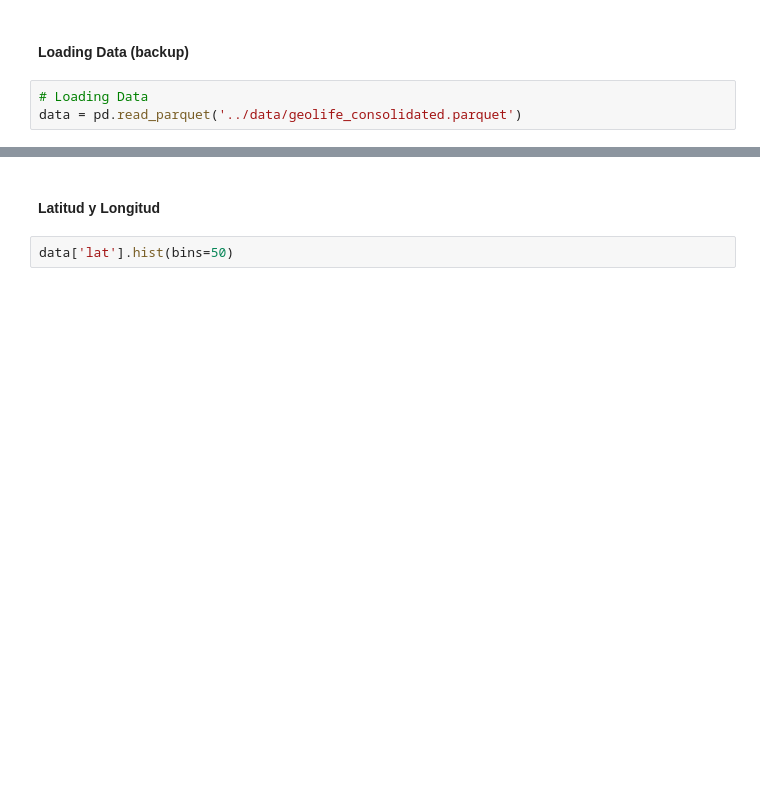
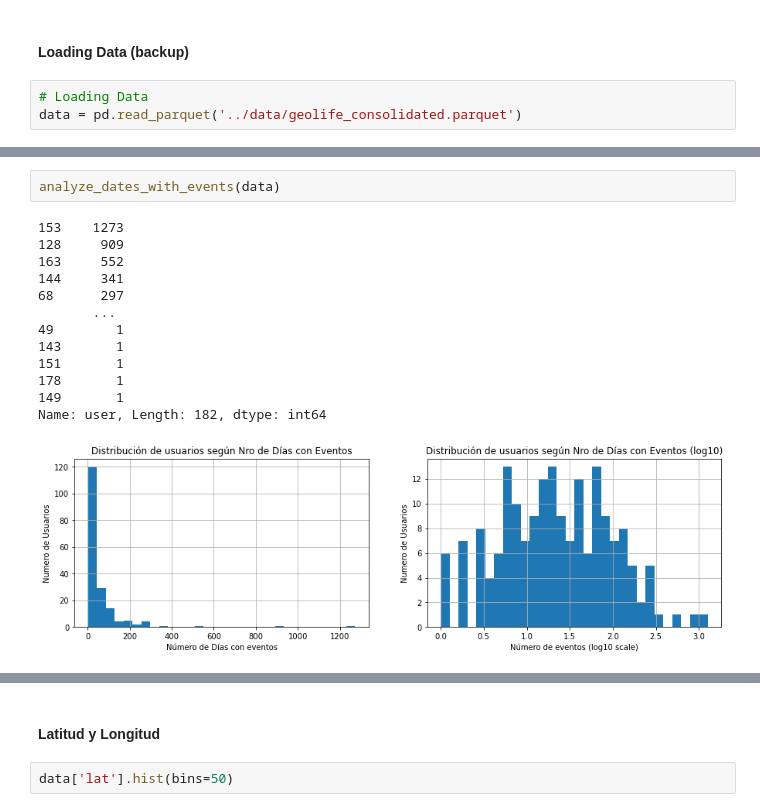
Before and after one commit to GabrielPila/skmob_mmc_mobility, a Jupyter notebook: notebooks/00.6_GeoLife_EDA.ipynb, the cells around one changed output, grey strips where cells are left out. Drawn from its saved outputs; the diff is of its cells as text; blank space fills up the shorter version.

```diff
--- a/notebooks/00.6_GeoLife_EDA.ipynb
+++ b/notebooks/00.6_GeoLife_EDA.ipynb
@@ -307,0 +296,16 @@ np.max(serie_speed_events.index)
+# %%
+analyze_dates_with_events(data)
+# %% [output]
+153    1273
+128     909
+163     552
+144     341
+68      297
+       ...
+49        1
+143       1
+151       1
+178       1
+149       1
+Name: user, Length: 182, dtype: int64
+[figure, added]
```
Also changed, not shown: parts of 37 cells of this notebook, 1 other file.
